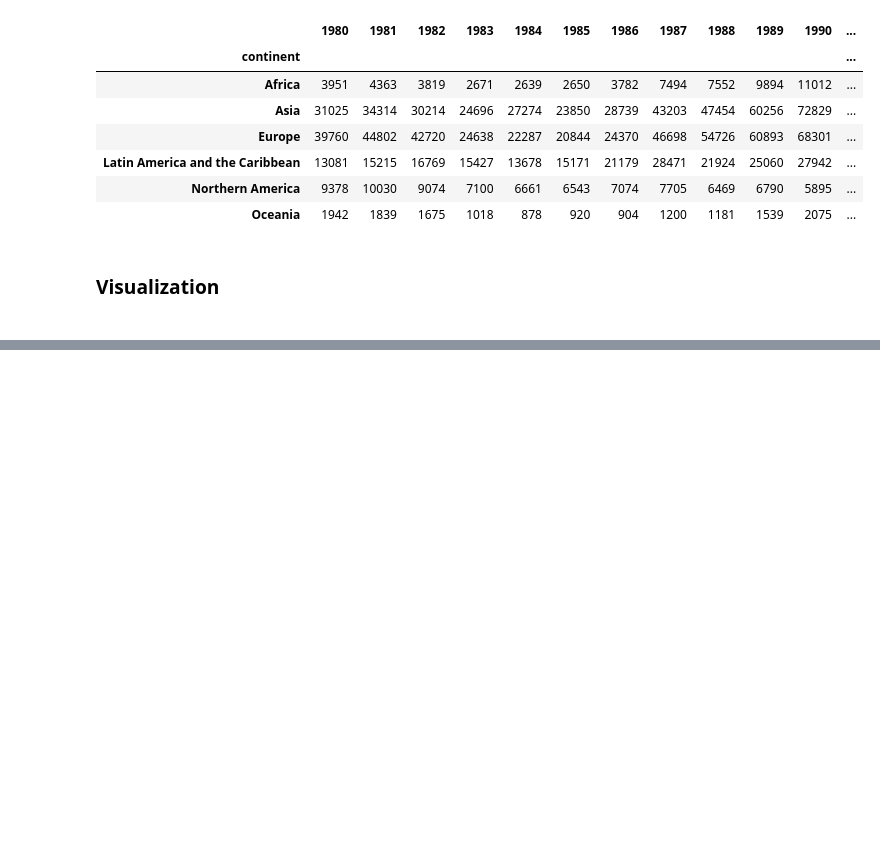
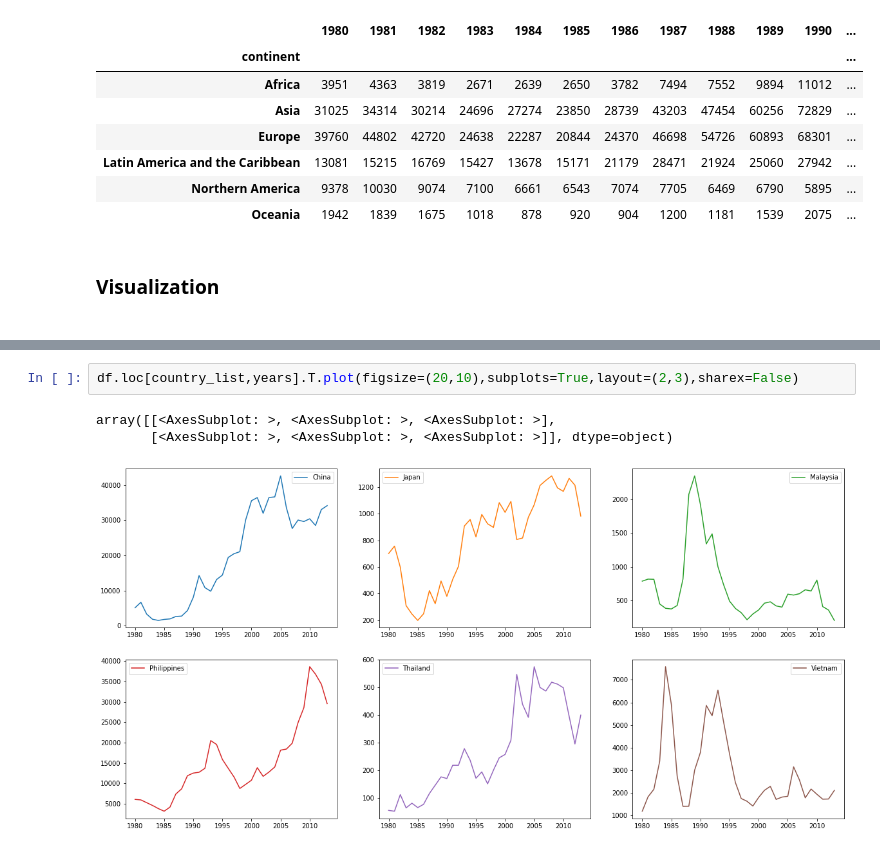
Before and after one commit to Shilpa273/Digipodium, a Jupyter notebook: data_science/data_analysis_5.ipynb, the cells around one changed output, grey strips where cells are left out. Cells and saved outputs as stored; diff of their text form; blank space fills up the shorter version.

```diff
--- a/data_science/data_analysis_5.ipynb
+++ b/data_science/data_analysis_5.ipynb
@@ -182,0 +236,6 @@ continent_df.style.text_gradient(cmap='rainbow')
+# %%
+df.loc[country_list,years].T.plot(figsize=(20,10),subplots=True,layout=(2,3),sharex=False)
+# %% [output]
+array([[<AxesSubplot: >, <AxesSubplot: >, <AxesSubplot: >],
+       [<AxesSubplot: >, <AxesSubplot: >, <AxesSubplot: >]], dtype=object)
+[figure, added]
```
Also changed, not shown: parts of 30 cells of this notebook, 2 other files.
